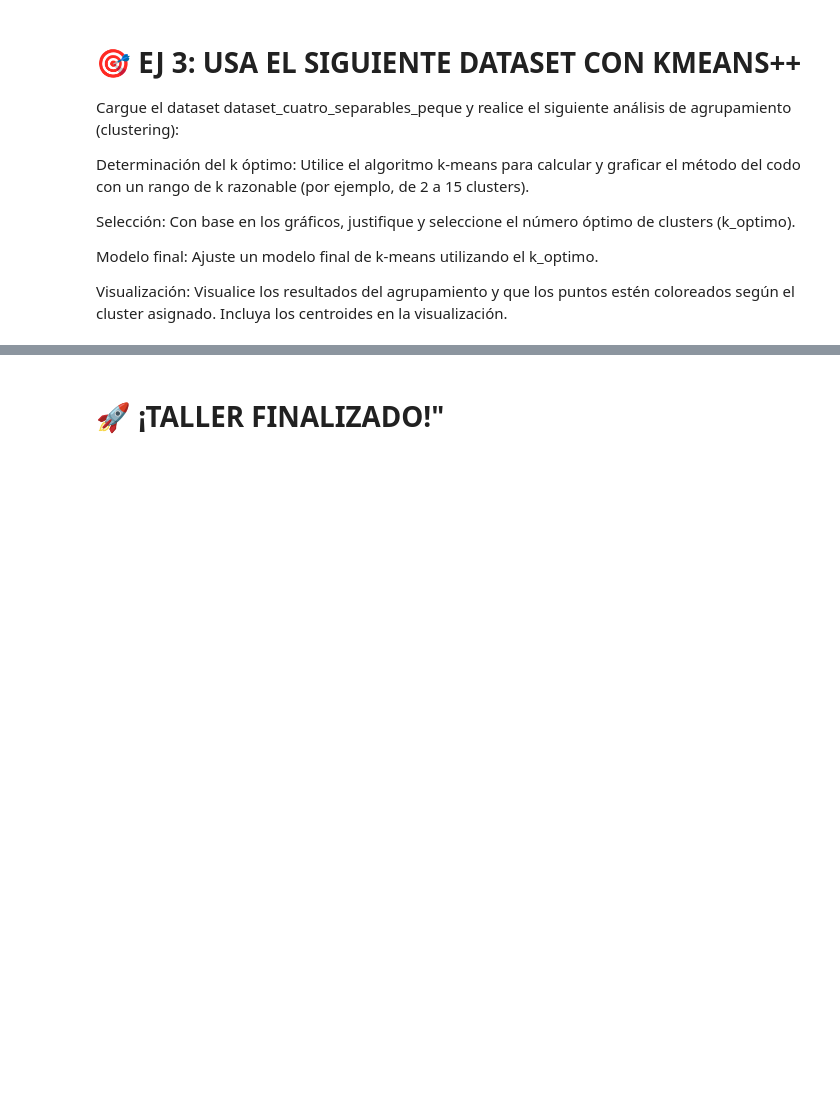
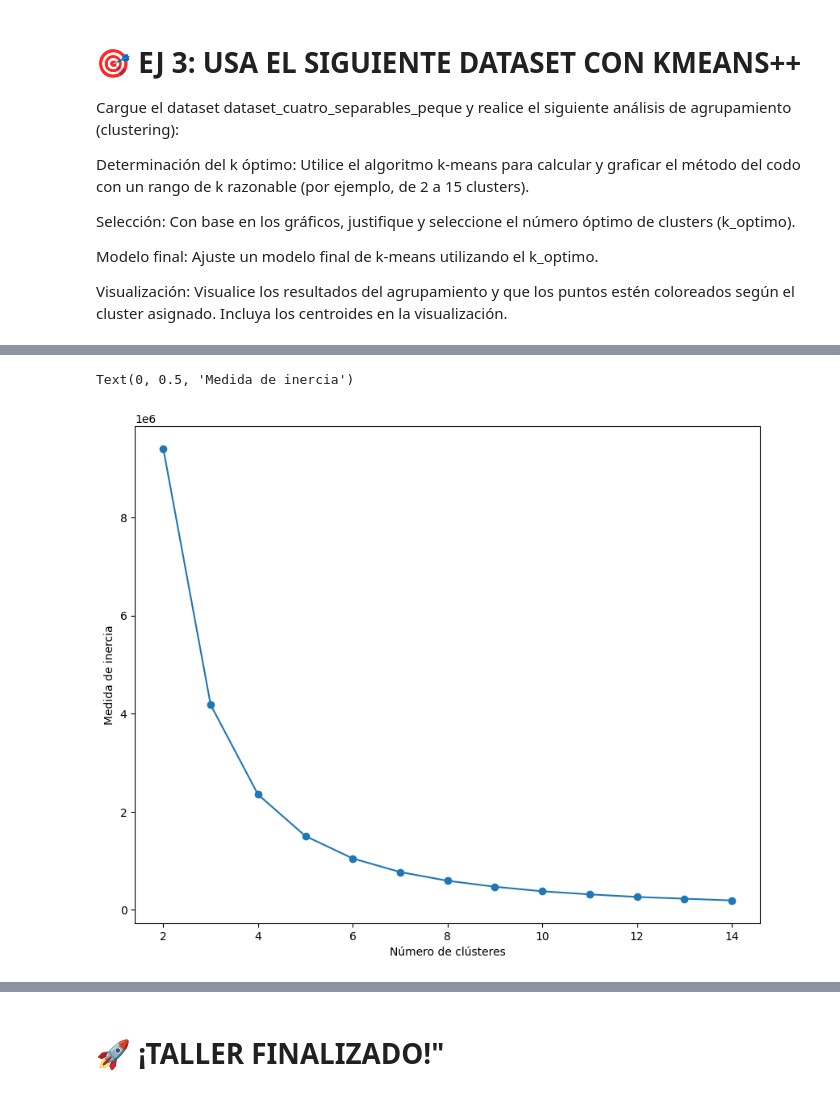
Before and after one commit to SandraNavarrete-docente/aprendizaje-automatico-252601, a Jupyter notebook: 04-MODELOS-NO-SUPERVISADOS/4_3_Métodos_de_clustering_basados_en_particiones_V2.ipynb, the cells around one changed output, grey strips where cells are left out. Saved outputs shown, nothing was run; the diff lists cells and outputs as text; code cells hidden in the pictures; blank space fills up the shorter version.

```diff
--- a/04-MODELOS-NO-SUPERVISADOS/4_3_Métodos_de_clustering_basados_en_particiones_V2.ipynb
+++ b/04-MODELOS-NO-SUPERVISADOS/4_3_Métodos_de_clustering_basados_en_particiones_V2.ipynb
@@ -311,0 +342,16 @@ ax.scatter(Dx[:,0],Dx[:,1], c=Dy)
+# %%
+rincercia = np.zeros(13)
+for k in np.arange(2,15):
+    kmeans = KMeans(n_clusters=k, random_state=42)
+    kmeans.fit(Dx)
+    rincercia[k-2] =  kmeans.inertia_
+
+figsize = (10,8)
+plt.figure(figsize=figsize)
+plt.plot( np.arange(2,15),rincercia, linestyle='-', marker='o')
+
+plt.xlabel("Número de clústeres")
+plt.ylabel("Medida de inercia")
+# %% [output]
+Text(0, 0.5, 'Medida de inercia')
+[figure, added]
```
Also changed, not shown: parts of 16 cells of this notebook.
